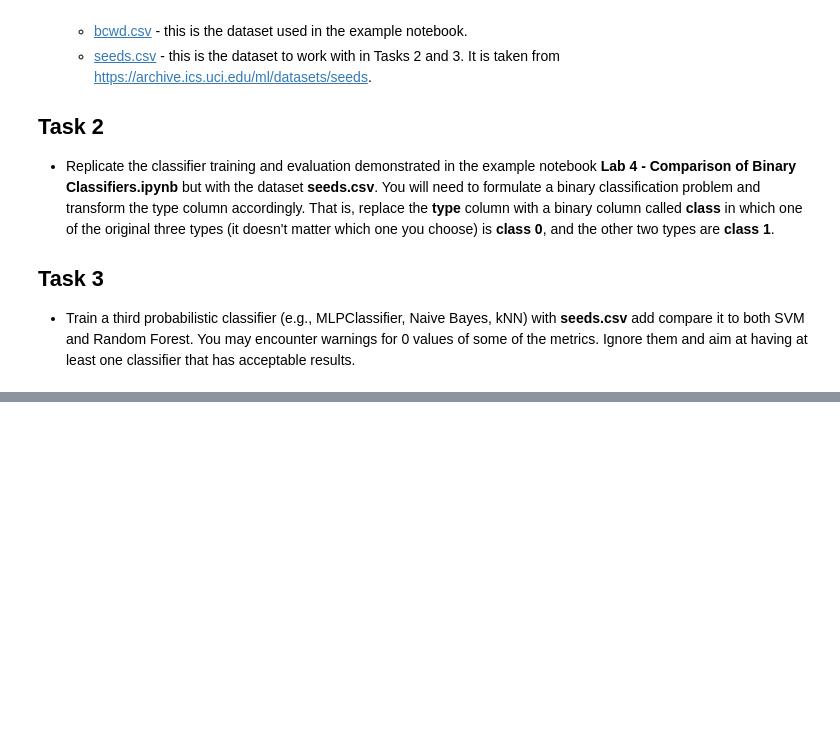
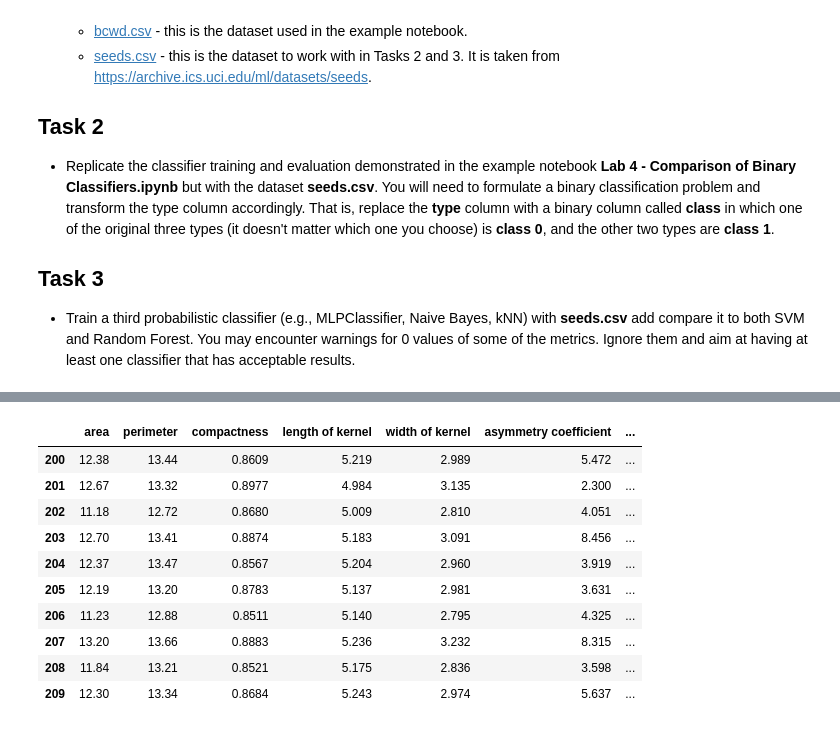
Before and after one commit to CraigPhayer/CS4168---DATA-MINING-LABS, a Jupyter notebook: Lab04/lab4.ipynb, the cells around one changed output, grey strips where cells are left out. Cells and saved outputs as stored; diff of their text form; code cells hidden in the pictures; blank space fills up the shorter version.

```diff
--- a/Lab04/lab4.ipynb
+++ b/Lab04/lab4.ipynb
@@ -26,0 +60,14 @@ Read the article [How and When to Use ROC Curves and Precision-Recall Curves for
+# %%
+df.tail(10)
+# %% [output]
+|  | area | perimeter | compactness | length of kernel | width of kernel | asymmetry coefficient | ... |
+| 200 | 12.38 | 13.44 | 0.8609 | 5.219 | 2.989 | 5.472 | ... |
+| 201 | 12.67 | 13.32 | 0.8977 | 4.984 | 3.135 | 2.300 | ... |
+| 202 | 11.18 | 12.72 | 0.8680 | 5.009 | 2.810 | 4.051 | ... |
+| 203 | 12.70 | 13.41 | 0.8874 | 5.183 | 3.091 | 8.456 | ... |
+| 204 | 12.37 | 13.47 | 0.8567 | 5.204 | 2.960 | 3.919 | ... |
+| 205 | 12.19 | 13.20 | 0.8783 | 5.137 | 2.981 | 3.631 | ... |
+| 206 | 11.23 | 12.88 | 0.8511 | 5.140 | 2.795 | 4.325 | ... |
+| 207 | 13.20 | 13.66 | 0.8883 | 5.236 | 3.232 | 8.315 | ... |
+| 208 | 11.84 | 13.21 | 0.8521 | 5.175 | 2.836 | 3.598 | ... |
+| 209 | 12.30 | 13.34 | 0.8684 | 5.243 | 2.974 | 5.637 | ... |
```
Also changed, not shown: parts of 6 cells of this notebook.
